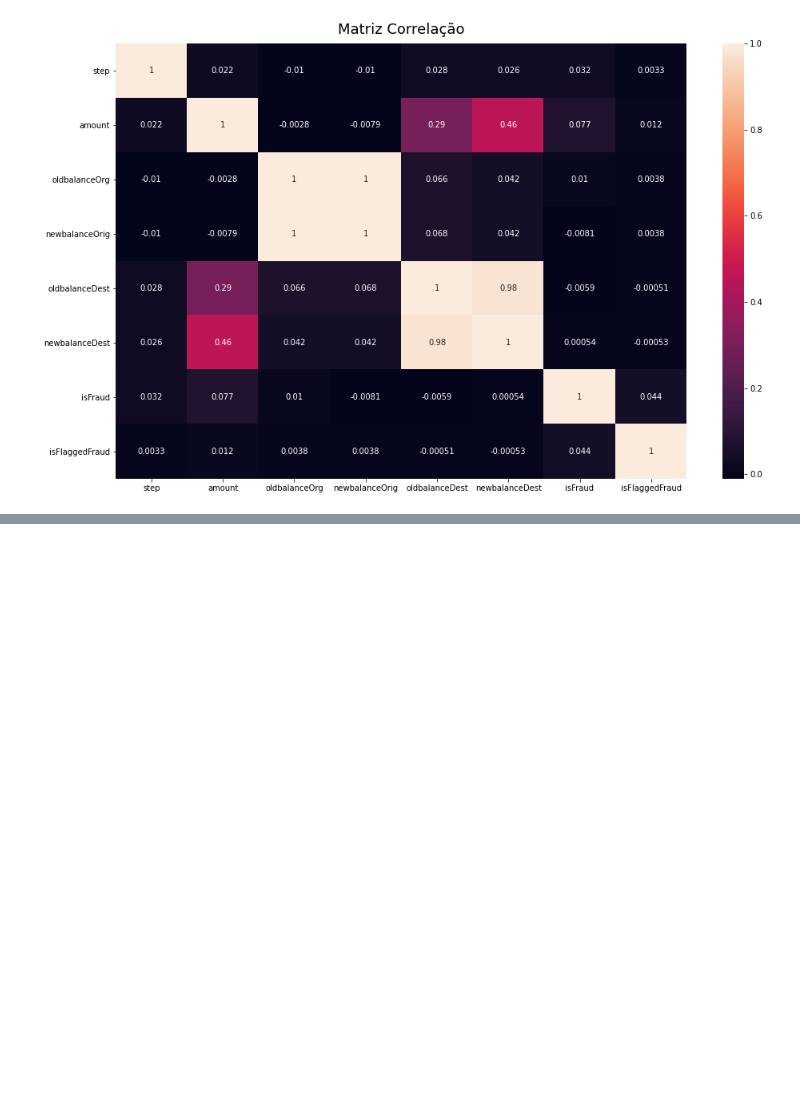
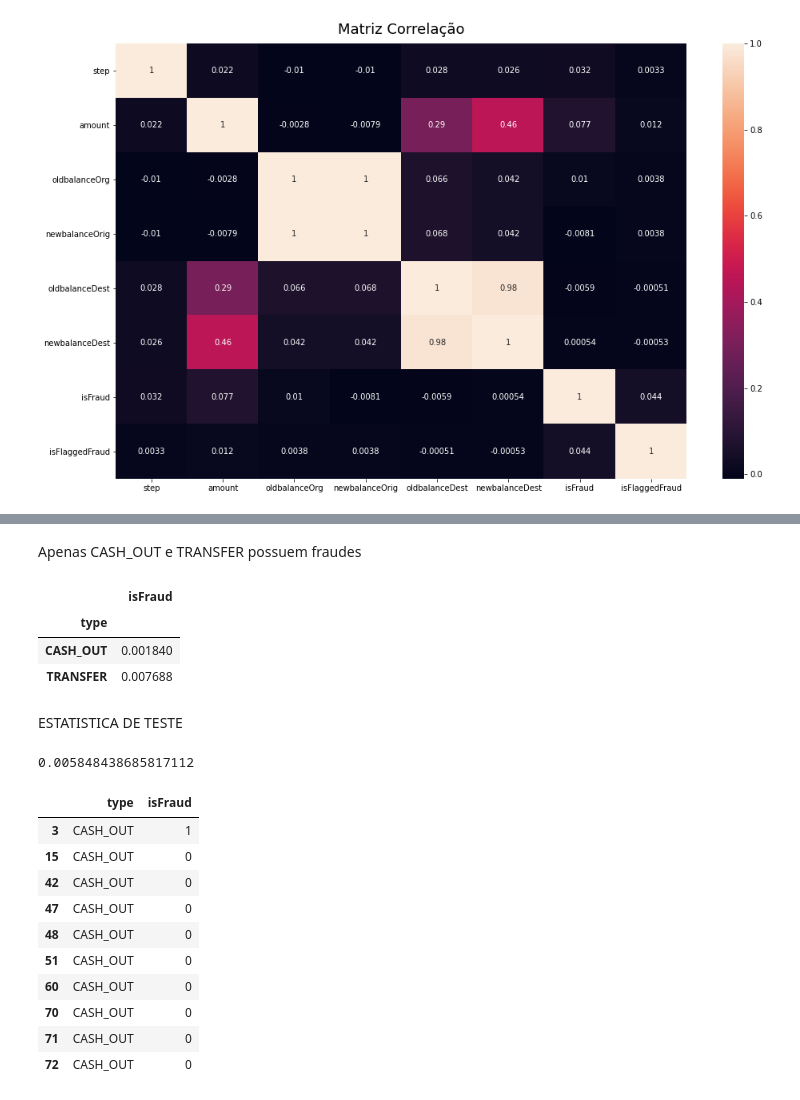
Before and after one commit to henriquemoc/Fraud-Classification, a Jupyter notebook: fraude.ipynb, the cells around one changed output, grey strips where cells are left out. Drawn from its saved outputs; the diff is of its cells as text; code cells hidden in the pictures; blank space fills up the shorter version.

```diff
--- a/fraude.ipynb
+++ b/fraude.ipynb
@@ -239,0 +250,2 @@ heatmap.set_title('Matriz Correlação', fontdict={'fontsize':18}, pad=12);
+# %%
+data = df.copy()
@@ -239,0 +269,33 @@ heatmap.set_title('Matriz Correlação', fontdict={'fontsize':18}, pad=12);
+# %% [markdown]
+Apenas CASH_OUT e TRANSFER possuem fraudes
+# %%
+data = data[data['type'].isin(['CASH_OUT', 'TRANSFER'])]
+data_media = data.groupby('type').mean()
+data_media
+# %% [output]
+|  | isFraud |
+| type |  |
+| CASH_OUT | 0.001840 |
+| TRANSFER | 0.007688 |
+# %% [markdown]
+ESTATISTICA DE TESTE
+# %%
+est_teste = data_media.values[1][0]-data_media.values[0][0]
+est_teste
+# %% [output]
+0.005848438685817112
+# %%
+data_cash_out = data[data["type"].isin(["CASH_OUT"])]
+data_cash_out.head(10)
+# %% [output]
+|  | type | isFraud |
+| 3 | CASH_OUT | 1 |
+| 15 | CASH_OUT | 0 |
+| 42 | CASH_OUT | 0 |
+| 47 | CASH_OUT | 0 |
+| 48 | CASH_OUT | 0 |
+| 51 | CASH_OUT | 0 |
+| 60 | CASH_OUT | 0 |
+| 70 | CASH_OUT | 0 |
+| 71 | CASH_OUT | 0 |
+| 72 | CASH_OUT | 0 |
```
Also changed, not shown: parts of 20 cells of this notebook.
